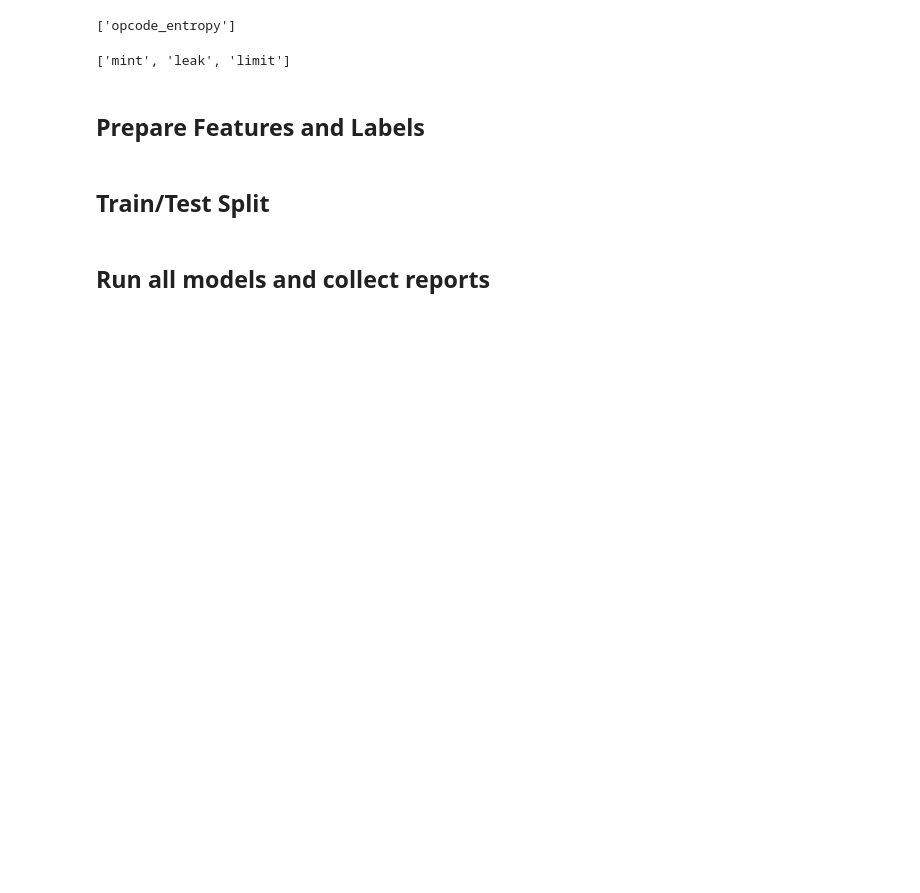
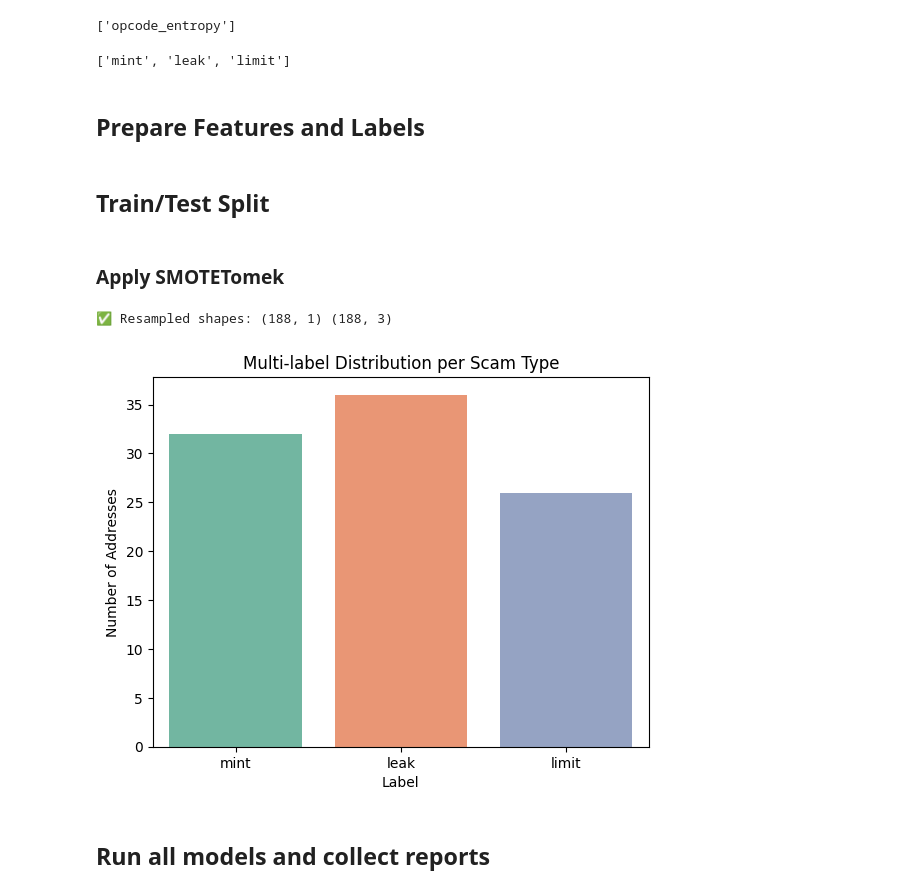
Before and after one commit to patorsiang/rugpull-detection-msc-kent-2025, a Jupyter notebook: ml/notebooks/experiment/baseline/opcode_entropy.ipynb, the cells around one changed output. Cells and saved outputs as stored; diff of their text form; code cells hidden in the pictures; blank space fills up the shorter version.

```diff
--- a/ml/notebooks/experiment/baseline/opcode_entropy.ipynb
+++ b/ml/notebooks/experiment/baseline/opcode_entropy.ipynb
@@ -105,6 +106,42 @@ y = df[labels]
 X_train, X_test, y_train, y_test = train_test_split(
     X, y, test_size=0.2, random_state=42
 )
+# %% [markdown]
+### Apply SMOTETomek
+# %%
+X_train_resampled = pd.DataFrame()
+y_train_resampled = pd.DataFrame()
+
+for i, label in enumerate(y_train.columns):
+    smt = SMOTETomek(random_state=42)
+    X_res, y_res = smt.fit_resample(X_train, y_train[label])
+
+    df_X_res = pd.DataFrame(X_res)
+    df_y_res = pd.DataFrame(y_res, columns=[label])
+
+    # Concatenate features and label to one DF
+    df_res = pd.concat([df_X_res, df_y_res], axis=1)
+
+    # Append and fill missing values with 0 (i.e., assume the label wasn't assigned)
+    X_train_resampled = pd.concat([X_train_resampled, df_res], axis=0)
+
+# After all labels processed, separate X and y again
+X_train_resampled = X_train_resampled.drop_duplicates().reset_index(drop=True)
+y_train_resampled = X_train_resampled[y_train.columns].fillna(0).astype(int)
+X_train_resampled = X_train_resampled.drop(columns=y_train.columns)
+
+print("✅ Resampled shapes:", X_train_resampled.shape, y_train_resampled.shape)
+
+label_counts = y_train_resampled[["mint", "leak", "limit"]].sum()
+
+sns.barplot(x=label_counts.index, y=label_counts.values, palette="Set2")
+plt.title("Multi-label Distribution per Scam Type")
+plt.xlabel("Label")
+plt.ylabel("Number of Addresses")
+plt.show()
+# %% [output]
+✅ Resampled shapes: (188, 1) (188, 3)
+[figure, added]
 # %% [markdown]
 ## Run all models and collect reports
 # %%
```
Also changed, not shown: parts of 30 cells of this notebook, 4 other files.
